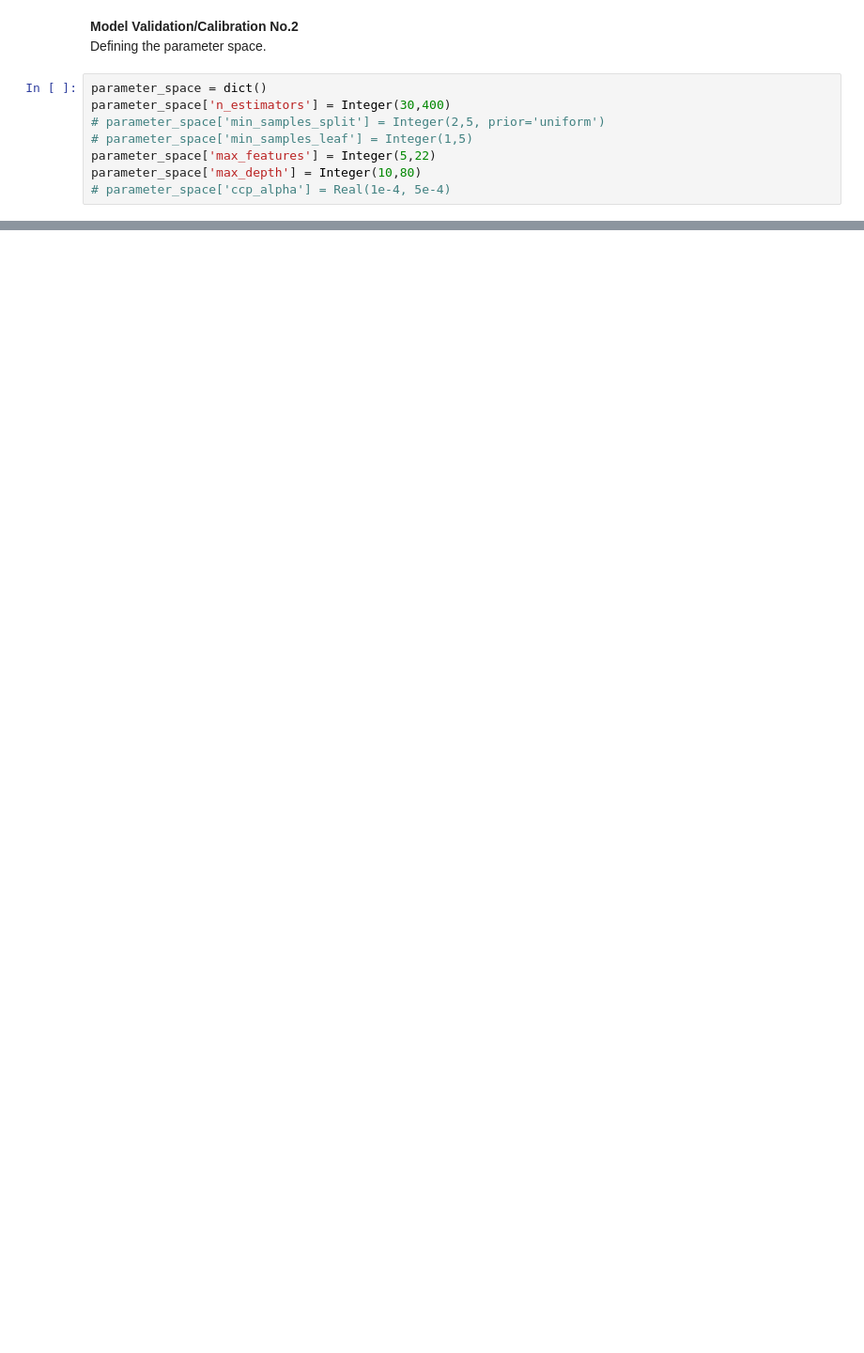
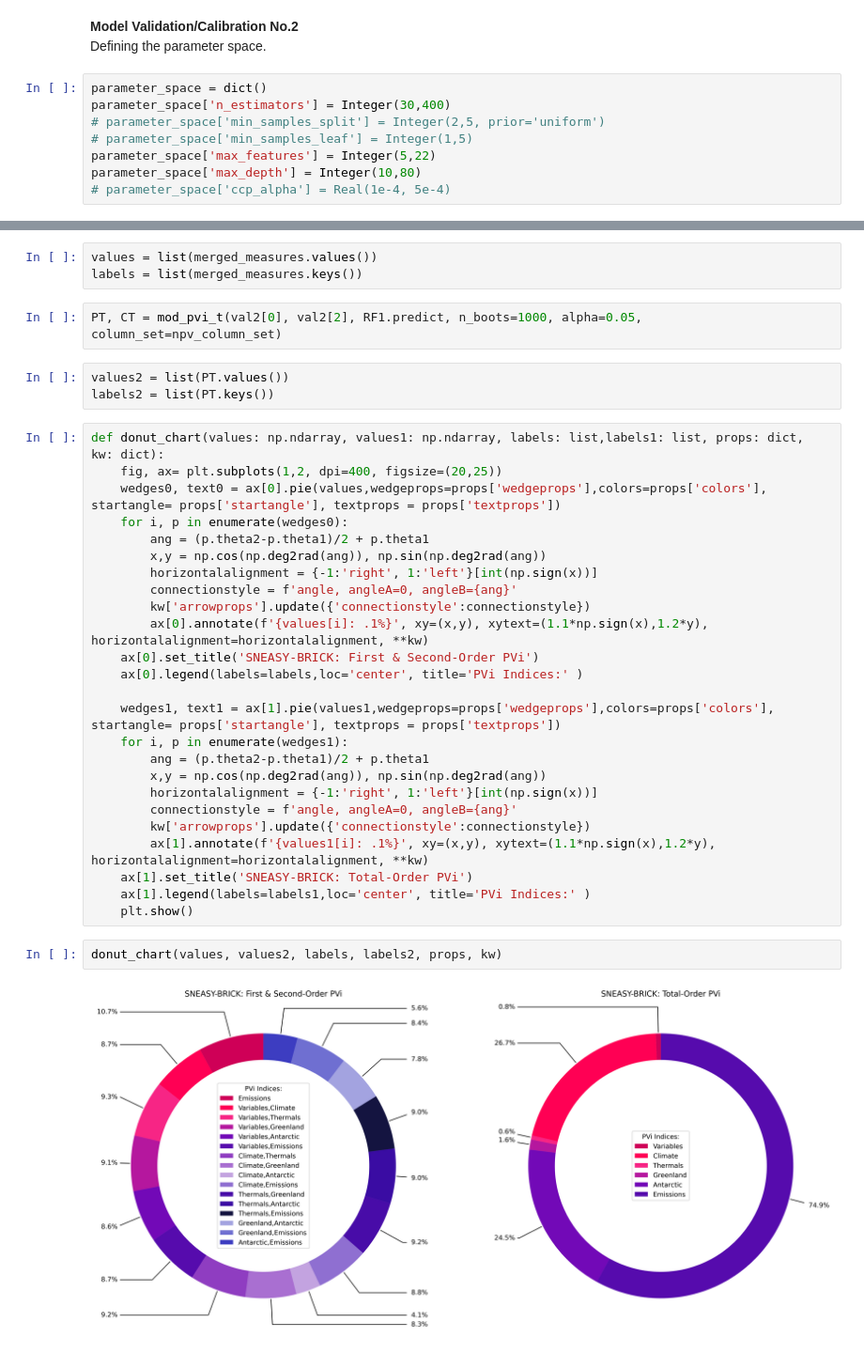
Before and after one commit to AVelaryon/Darnell-Model-, a Jupyter notebook: Darnell_Model.ipynb, the cells around one changed output, grey strips where cells are left out. Shown at 94% size. Cells and saved outputs as stored; diff of their text form; blank space fills up the shorter version.

```diff
--- a/Darnell_Model.ipynb
+++ b/Darnell_Model.ipynb
@@ -996,0 +978,37 @@ CIK
+# %%
+values = list(merged_measures.values())
+labels = list(merged_measures.keys())
+# %%
+PT, CT = mod_pvi_t(val2[0], val2[2], RF1.predict, n_boots=1000, alpha=0.05, column_set=npv_column_set)
+# %%
+values2 = list(PT.values())
+labels2 = list(PT.keys())
+# %%
+def donut_chart(values: np.ndarray, values1: np.ndarray, labels: list,labels1: list, props: dict, kw: dict):
+    fig, ax= plt.subplots(1,2, dpi=400, figsize=(20,25))
+    wedges0, text0 = ax[0].pie(values,wedgeprops=props['wedgeprops'],colors=props['colors'], startangle= props['startangle'], textprops = props['textprops'])
+    for i, p in enumerate(wedges0):
+        ang = (p.theta2-p.theta1)/2 + p.theta1
+        x,y = np.cos(np.deg2rad(ang)), np.sin(np.deg2rad(ang))
+        horizontalalignment = {-1:'right', 1:'left'}[int(np.sign(x))]
+        connectionstyle = f'angle, angleA=0, angleB={ang}'
+        kw['arrowprops'].update({'connectionstyle':connectionstyle})
+        ax[0].annotate(f'{values[i]: .1%}', xy=(x,y), xytext=(1.1*np.sign(x),1.2*y), horizontalalignment=horizontalalignment, **kw)
+    ax[0].set_title('SNEASY-BRICK: First & Second-Order PVi')
+    ax[0].legend(labels=labels,loc='center', title='PVi Indices:' )
+
+    wedges1, text1 = ax[1].pie(values1,wedgeprops=props['wedgeprops'],colors=props['colors'], startangle= props['startangle'], textprops = props['textprops'])
+    for i, p in enumerate(wedges1):
+        ang = (p.theta2-p.theta1)/2 + p.theta1
+        x,y = np.cos(np.deg2rad(ang)), np.sin(np.deg2rad(ang))
+        horizontalalignment = {-1:'right', 1:'left'}[int(np.sign(x))]
+        connectionstyle = f'angle, angleA=0, angleB={ang}'
+        kw['arrowprops'].update({'connectionstyle':connectionstyle})
+        ax[1].annotate(f'{values1[i]: .1%}', xy=(x,y), xytext=(1.1*np.sign(x),1.2*y), horizontalalignment=horizontalalignment, **kw)
+    ax[1].set_title('SNEASY-BRICK: Total-Order PVi')
+    ax[1].legend(labels=labels1,loc='center', title='PVi Indices:' )
+    plt.show()
+# %%
+donut_chart(values, values2, labels, labels2, props, kw)
+# %% [output]
+[figure, added]
```
Also changed, not shown: parts of 51 cells of this notebook, 3 other files.
